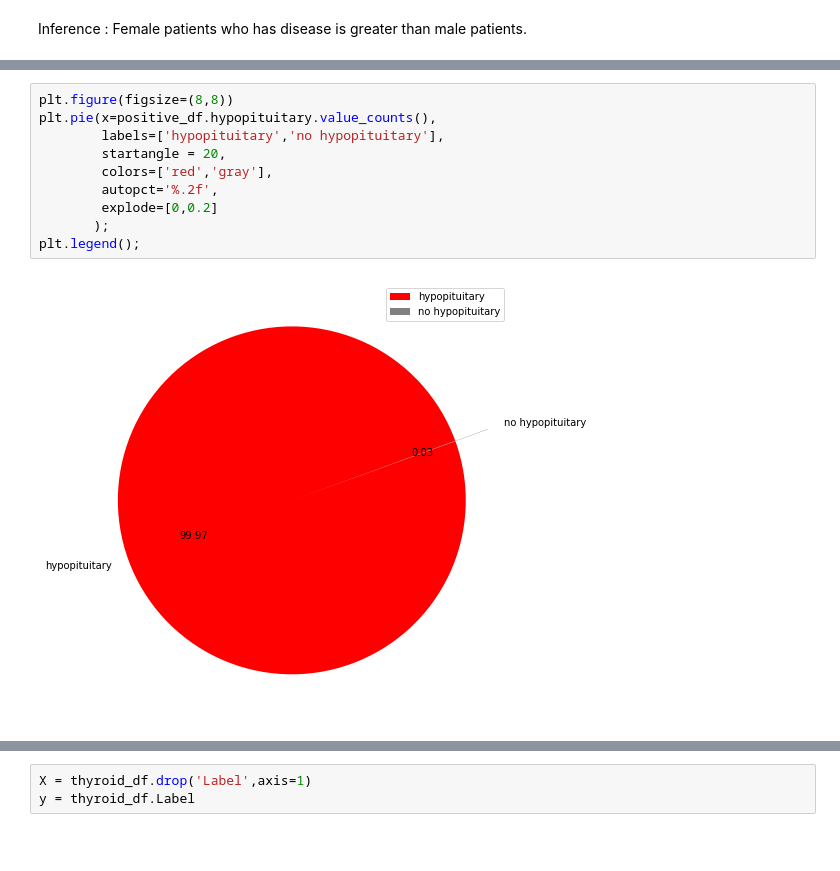
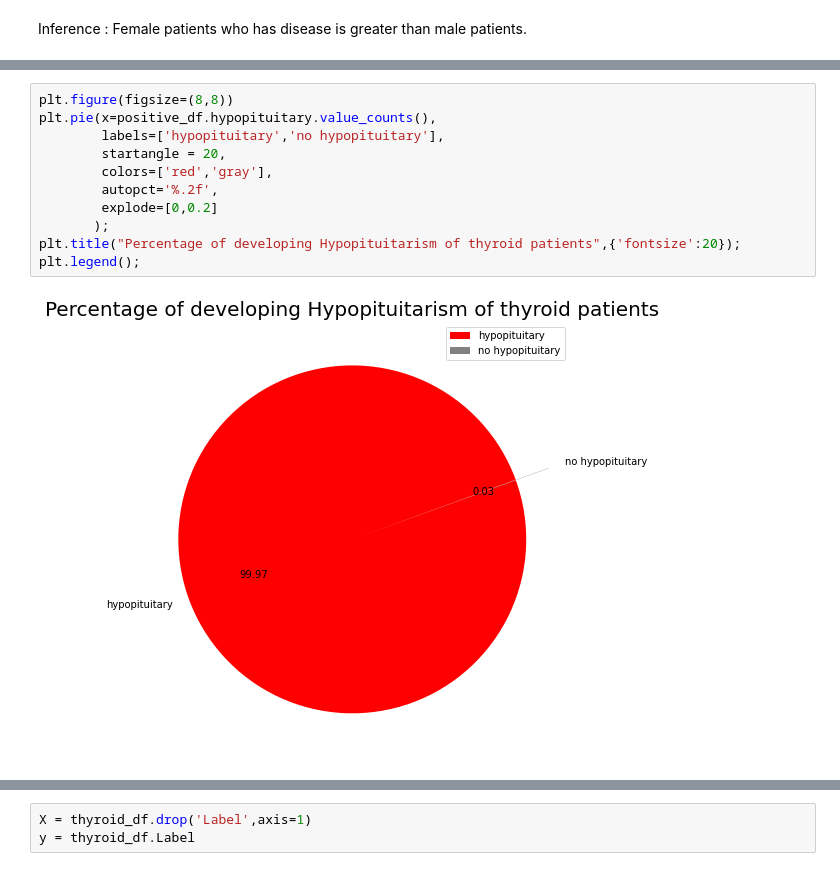
Before and after one commit to Tasnim-Jahan/Thyroid-disease-prediction-using-Machine-Learning, a Jupyter notebook: Thyroid_disease_prediction_using_Machine_Learning3.ipynb, the cells around one changed output, grey strips where cells are left out. Drawn from its saved outputs; the diff is of its cells as text; blank space fills up the shorter version.

```diff
--- a/Thyroid_disease_prediction_using_Machine_Learning3.ipynb
+++ b/Thyroid_disease_prediction_using_Machine_Learning3.ipynb
@@ -255,15 +256,16 @@ plt.legend();
 # %%
 plt.figure(figsize=(8,8))
 plt.pie(x=positive_df.hypopituitary.value_counts(),
         labels=['hypopituitary','no hypopituitary'],
         startangle = 20,
         colors=['red','gray'],
         autopct='%.2f',
         explode=[0,0.2]
        );
+plt.title("Percentage of developing Hypopituitarism of thyroid patients",{'fontsize':20});
 plt.legend();
 # %% [output]
-[figure, old version]
+[figure, new version]
 # %%
 plt.figure(figsize=(8,8))
 plt.pie(x=positive_df.psych.value_counts(),
```
Also changed, not shown: parts of 9 cells of this notebook.
